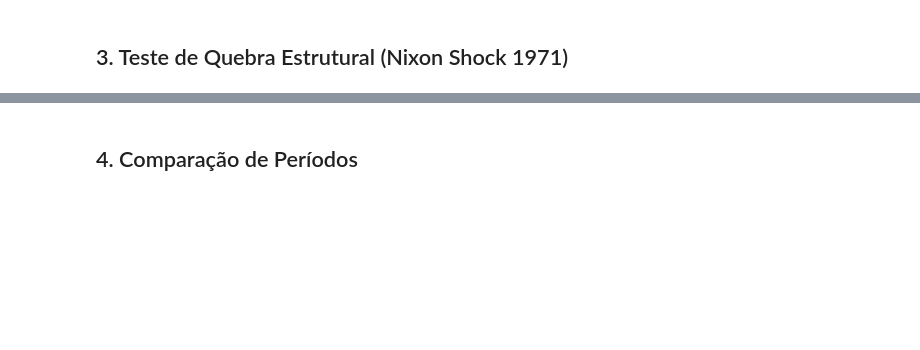
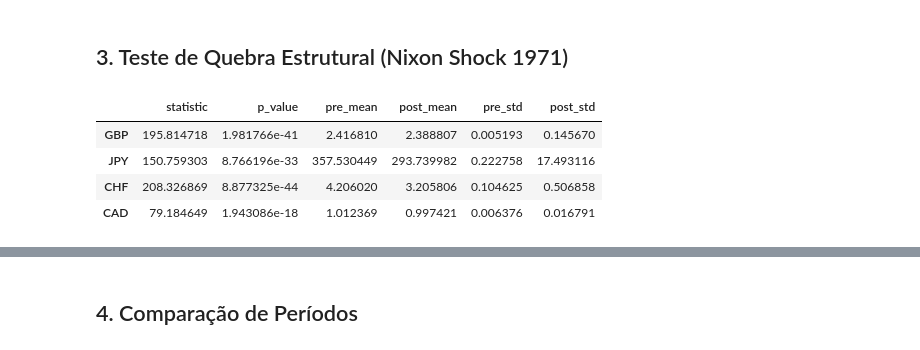
Before and after one commit to GSMuller/economics-bachelor-final-project, a Jupyter notebook: notebooks/01_historical_analysis.ipynb, the cells around one changed output, grey strips where cells are left out. Cells and saved outputs as stored; diff of their text form; code cells hidden in the pictures; blank space fills up the shorter version.

```diff
--- a/notebooks/01_historical_analysis.ipynb
+++ b/notebooks/01_historical_analysis.ipynb
@@ -24,3 +44,6 @@ exchange_rates.head()
+# %%
+exchange_rates = pd.read_csv("../data/raw/exchange_rates_1970_1975.csv", index_col=0, parse_dates=True)
+exchange_rates.head()
 # %% [markdown]
 ## 2. Análise de Volatilidade
 # %%
@@ -31,8 +57,14 @@ plot_time_series(volatility, "Volatilidade Cambial 1960-1990", "Volatilidade Anu
 # %%
 break_date = "1971-08-15"
 
 results = {}
-for currency in MAJOR_CURRENCIES:
+for currency in exchange_rates.columns:
     results[currency] = structural_break_test(exchange_rates[currency], break_date)
 
 pd.DataFrame(results).T
+# %% [output]
+|  | statistic | p_value | pre_mean | post_mean | pre_std | post_std |
+| GBP | 195.814718 | 1.981766e-41 | 2.416810 | 2.388807 | 0.005193 | 0.145670 |
+| JPY | 150.759303 | 8.766196e-33 | 357.530449 | 293.739982 | 0.222758 | 17.493116 |
+| CHF | 208.326869 | 8.877325e-44 | 4.206020 | 3.205806 | 0.104625 | 0.506858 |
+| CAD | 79.184649 | 1.943086e-18 | 1.012369 | 0.997421 | 0.006376 | 0.016791 |
```
Also changed, not shown: parts of 10 cells of this notebook, 3 other files.
